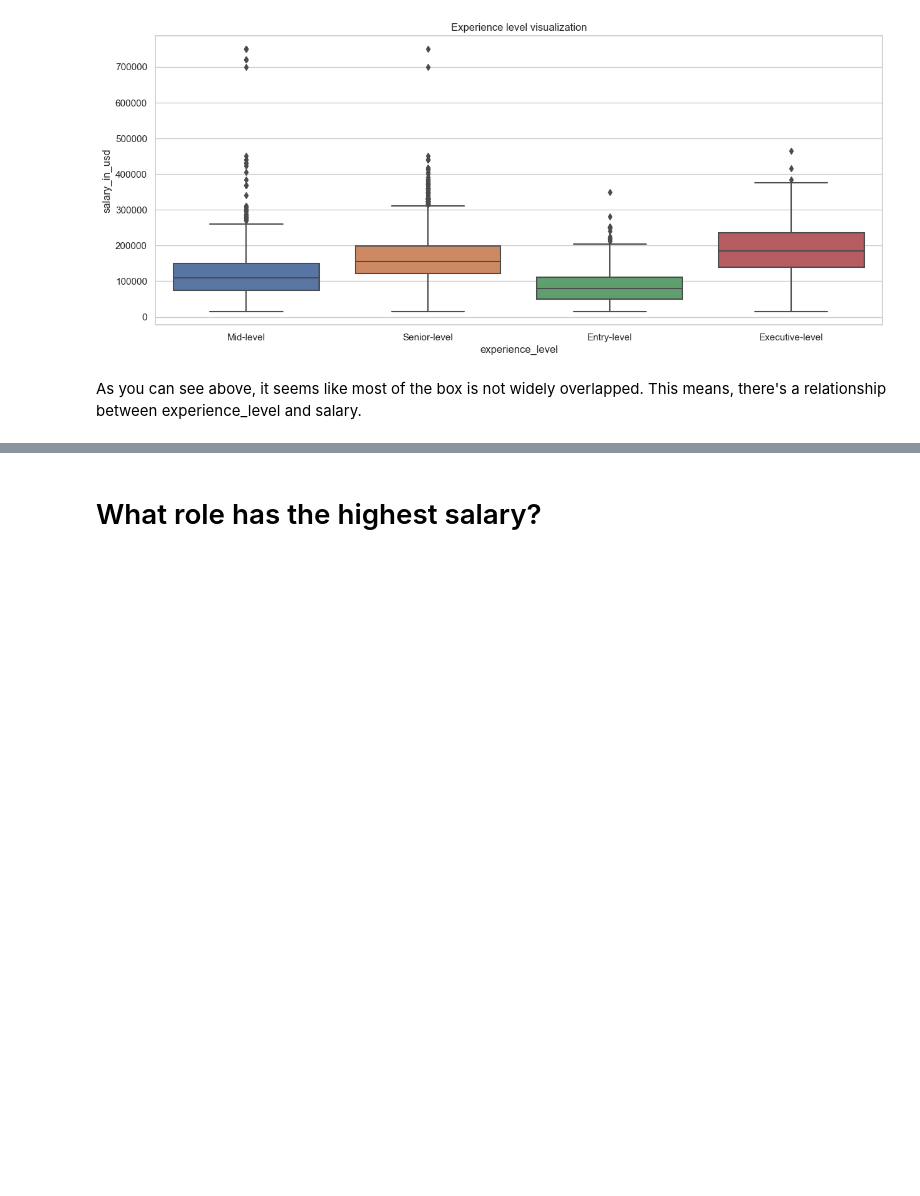
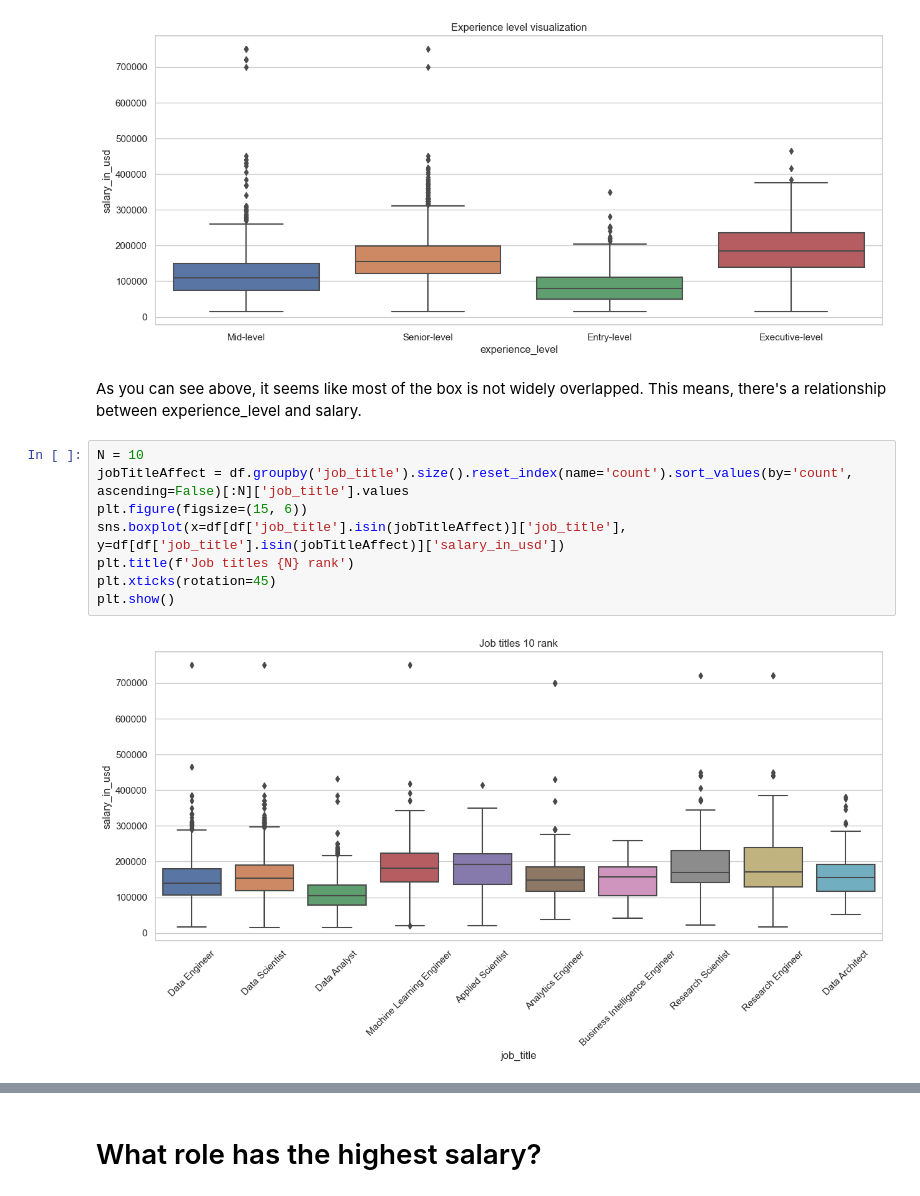
Before and after one commit to DickyAdi/DS2024_analysis, a Jupyter notebook: analysis.ipynb, the cells around one changed output, grey strips where cells are left out. Cells and saved outputs as stored; diff of their text form; blank space fills up the shorter version.

```diff
--- a/analysis.ipynb
+++ b/analysis.ipynb
@@ -279,3 +283,13 @@ plt.show()
 [figure]
 # %% [markdown]
 As you can see above, it seems like most of the box is not widely overlapped. This means, there's a relationship between experience_level and salary.
+# %%
+N = 10
+jobTitleAffect = df.groupby('job_title').size().reset_index(name='count').sort_values(by='count', ascending=False)[:N]['job_title'].values
+plt.figure(figsize=(15, 6))
+sns.boxplot(x=df[df['job_title'].isin(jobTitleAffect)]['job_title'], y=df[df['job_title'].isin(jobTitleAffect)]['salary_in_usd'])
+plt.title(f'Job titles {N} rank')
+plt.xticks(rotation=45)
+plt.show()
+# %% [output]
+[figure, added]
```
Also changed, not shown: parts of 7 cells of this notebook.
